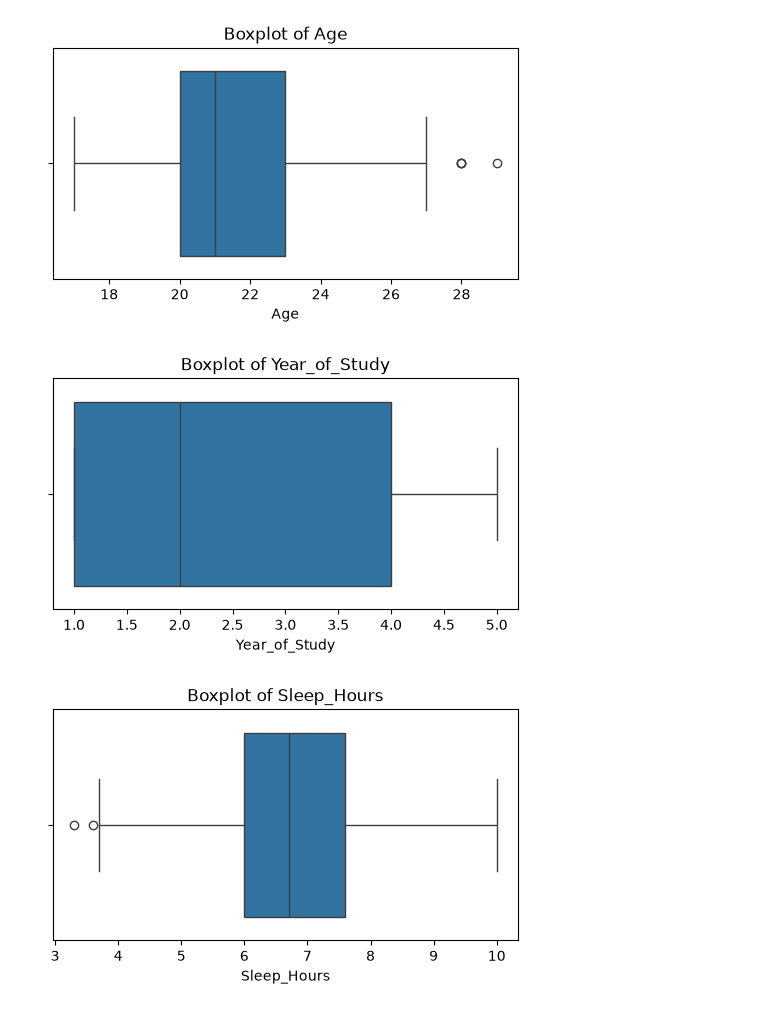
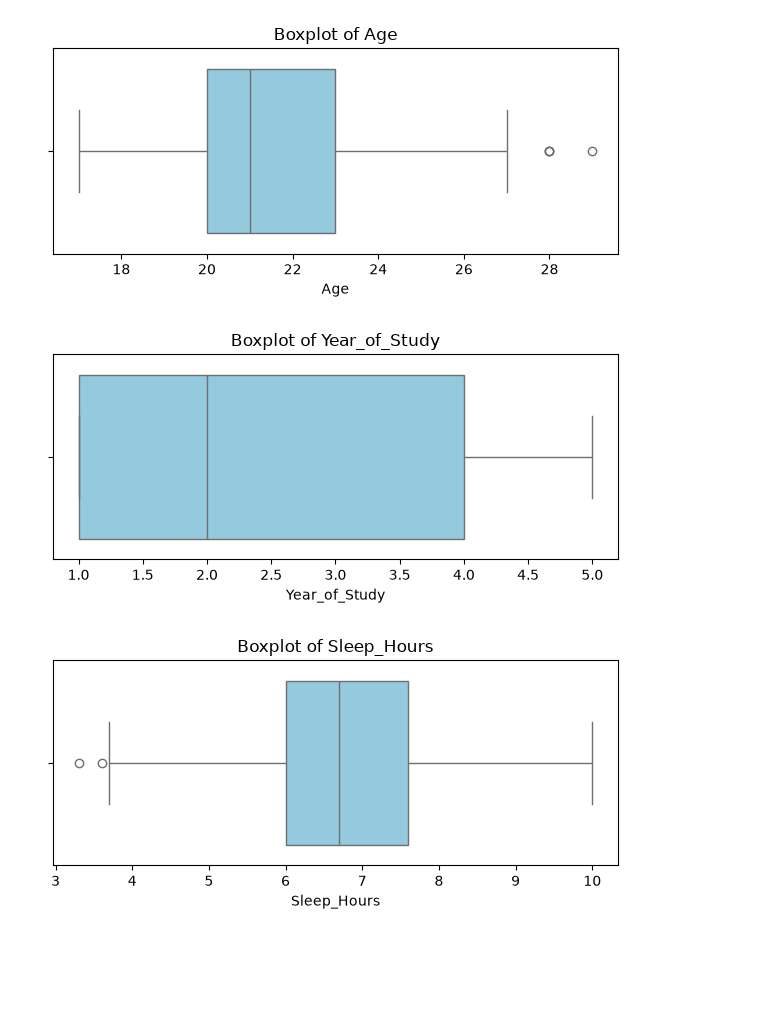
Before and after one commit to MouadBoumahdi/Student-Mental-Health, a Jupyter notebook: notebooks/01_eda.ipynb, the cells around one changed output. Drawn from its saved outputs; the diff is of its cells as text; code cells hidden in the pictures; blank space fills up the shorter version.

```diff
--- a/notebooks/01_eda.ipynb
+++ b/notebooks/01_eda.ipynb
@@ -66,13 +74,16 @@ Index(['Age', 'Year_of_Study', 'Sleep_Hours', 'Study_Hours_Per_Week', 'GPA',
 # %%
 import matplotlib.pyplot as plt
 import seaborn as sns
 
+num_cols = student_df.select_dtypes(include="number").columns
+
 for col in num_cols:
-    plt.figure(figsize=(6,3))
-    sns.boxplot(x=student_df[col])
+    plt.figure(figsize=(6, 3))
+    sns.boxplot(x=student_df[col], color='skyblue')
     plt.title(f"Boxplot of {col}")
+    plt.tight_layout()
     plt.show()
 # %% [output]
-[figure, old version]
+[figure, new version]
-[figure, old version]
+[figure, new version]
-[figure, old version]
+[figure, new version]
```
Also changed, not shown: parts of 12 cells of this notebook, 1 other file.
